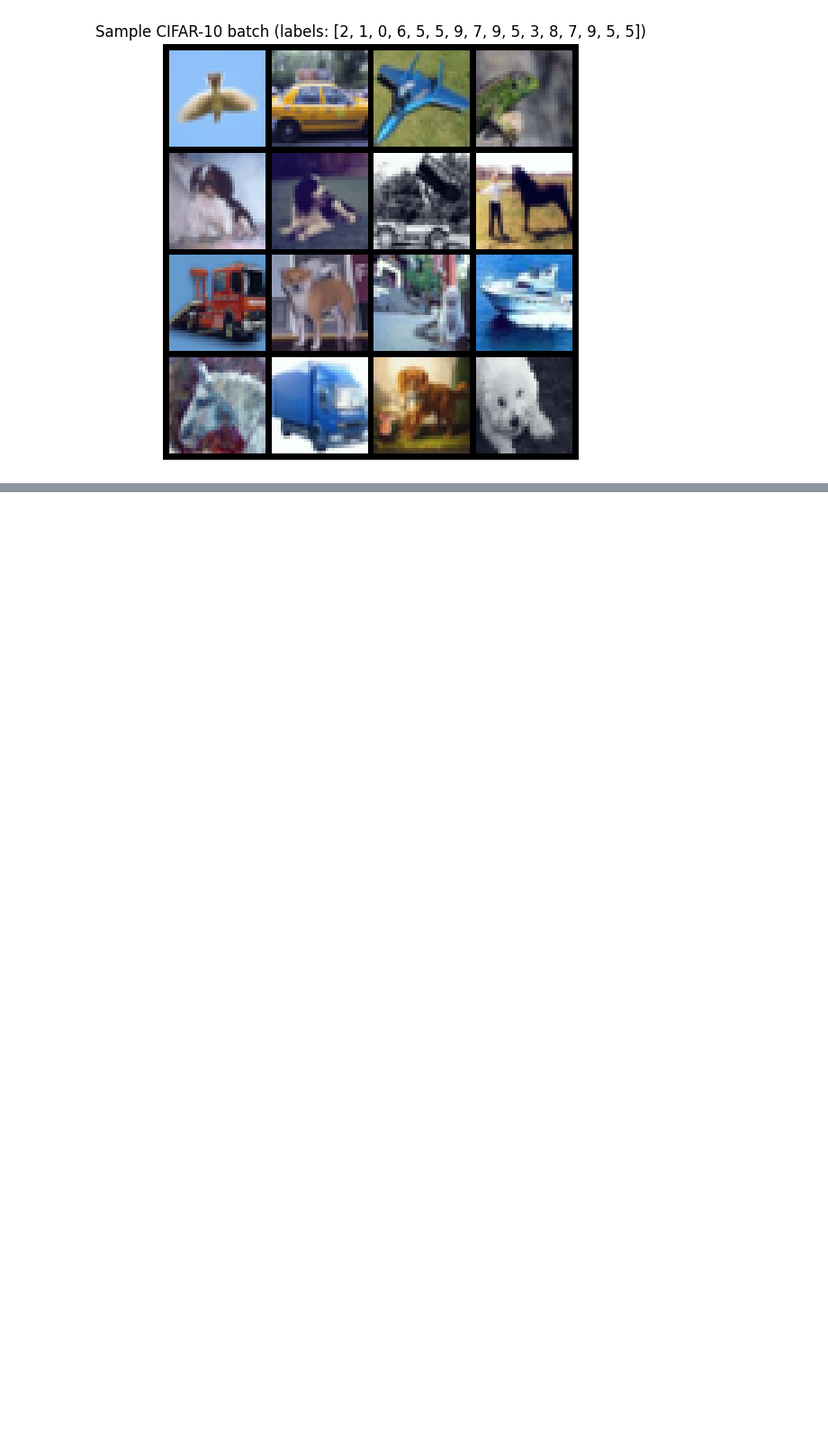
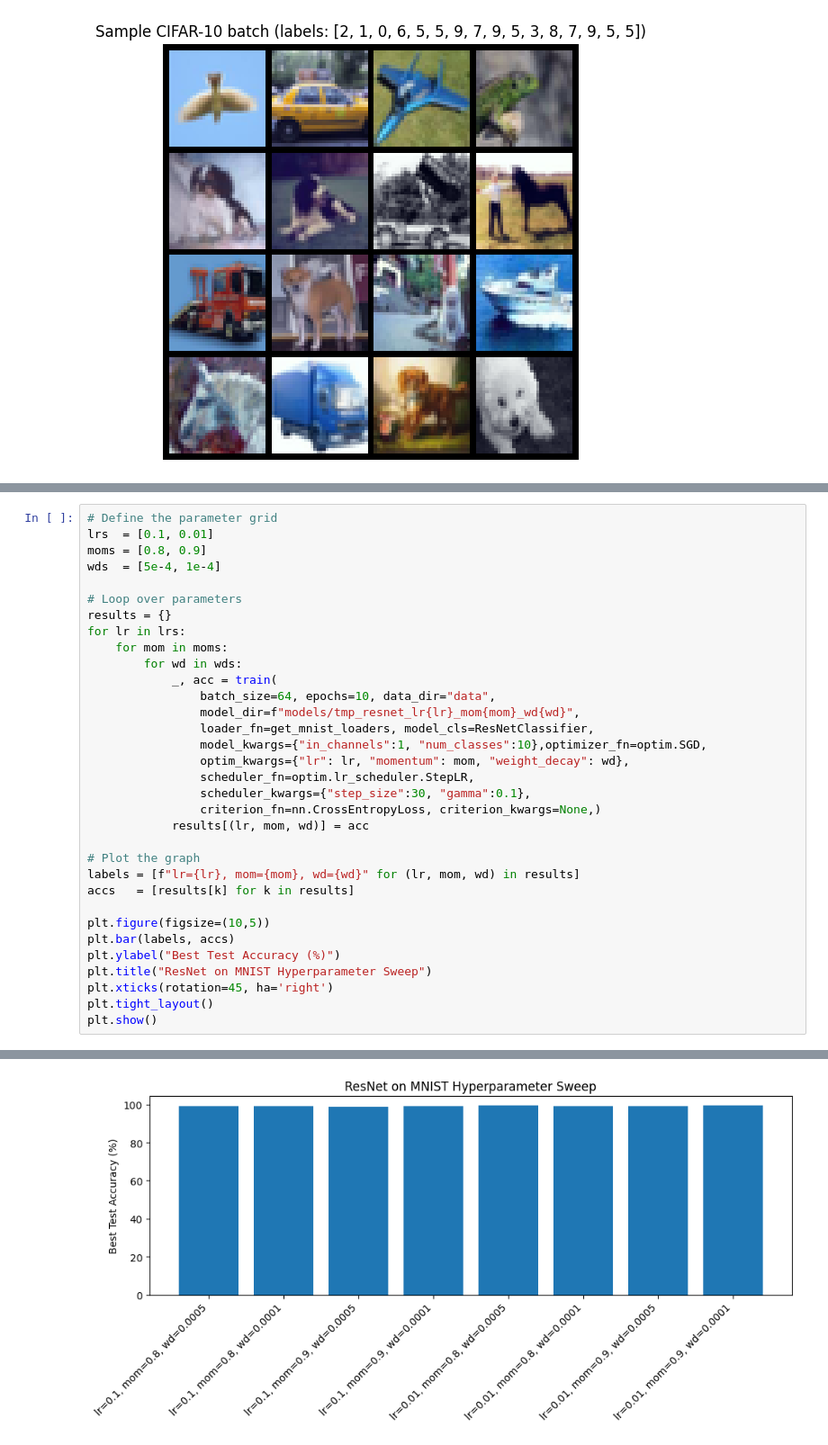
Before and after one commit to IgorSuvalov/PyTorch-Demo, a Jupyter notebook: notebooks/demo.ipynb, the cells around one changed output, grey strips where cells are left out. Shown: that part at 90% size. Saved outputs shown, nothing was run; the diff lists cells and outputs as text; blank space fills up the shorter version.

```diff
--- a/notebooks/demo.ipynb
+++ b/notebooks/demo.ipynb
@@ -138,3 +136,37 @@ Epoch 10 complete. Test accuracy: 10.28%
 
 Training complete. Best test accuracy: 11.35%
 [figure]
+# %%
+# Define the parameter grid
+lrs  = [0.1, 0.01]
+moms = [0.8, 0.9]
+wds  = [5e-4, 1e-4]
+
+# Loop over parameters
+results = {}
+for lr in lrs:
+    for mom in moms:
+        for wd in wds:
+            _, acc = train(
+                batch_size=64, epochs=10, data_dir="data",
+                model_dir=f"models/tmp_resnet_lr{lr}_mom{mom}_wd{wd}",
+                loader_fn=get_mnist_loaders, model_cls=ResNetClassifier,
+                model_kwargs={"in_channels":1, "num_classes":10},optimizer_fn=optim.SGD,
+                optim_kwargs={"lr": lr, "momentum": mom, "weight_decay": wd},
+                scheduler_fn=optim.lr_scheduler.StepLR,
+                scheduler_kwargs={"step_size":30, "gamma":0.1},
+                criterion_fn=nn.CrossEntropyLoss, criterion_kwargs=None,)
+            results[(lr, mom, wd)] = acc
+
+# Plot the graph
+labels = [f"lr={lr}, mom={mom}, wd={wd}" for (lr, mom, wd) in results]
+accs   = [results[k] for k in results]
+
+plt.figure(figsize=(10,5))
+plt.bar(labels, accs)
+plt.ylabel("Best Test Accuracy (%)")
+plt.title("ResNet on MNIST Hyperparameter Sweep")
+plt.xticks(rotation=45, ha='right')
+plt.tight_layout()
+plt.show()
+# %% [output]
@@ -140,0 +190 @@ Training complete. Best test accuracy: 11.35%
+[figure, added]
```
Also changed, not shown: parts of 8 cells of this notebook, 2 other files.
